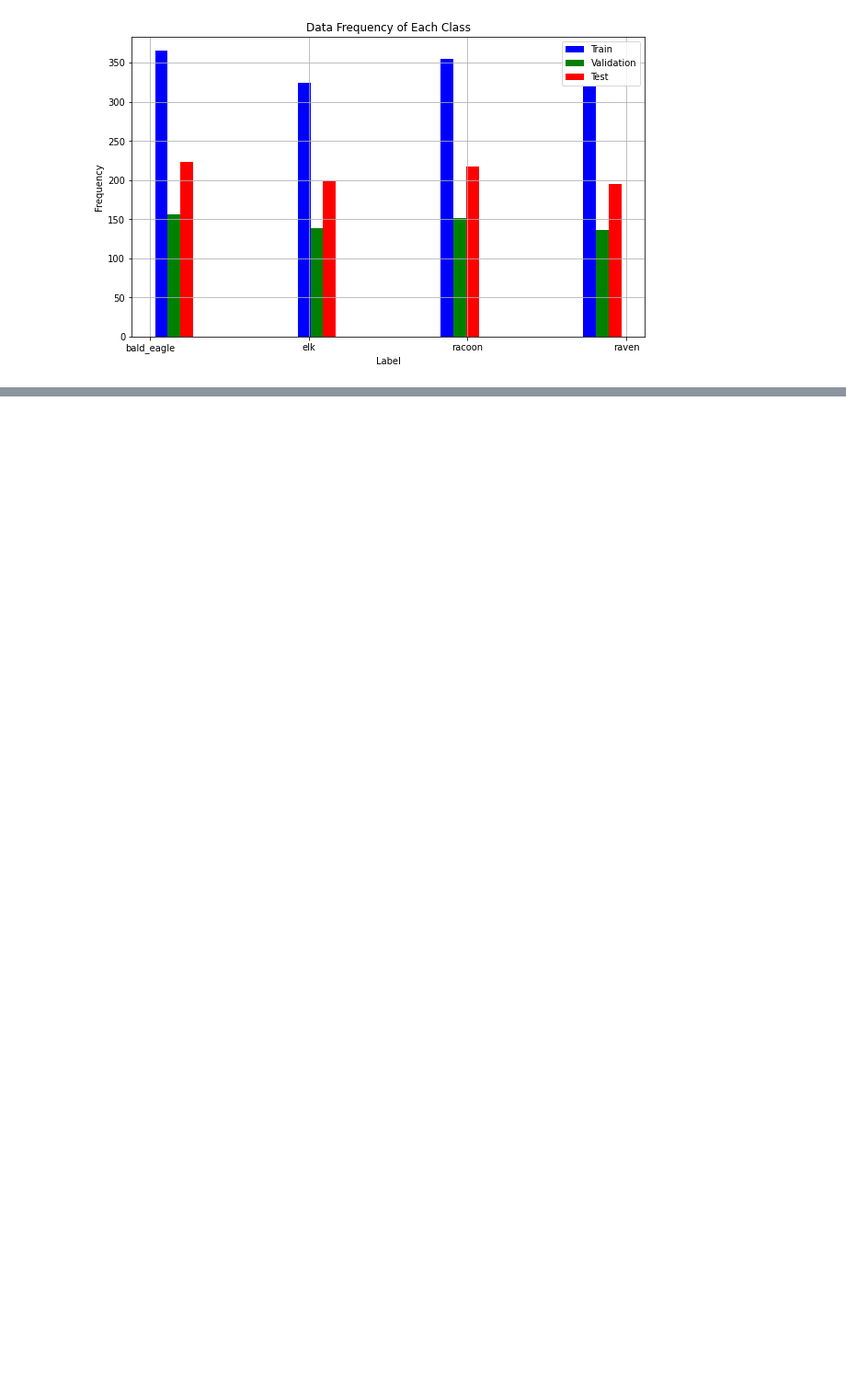
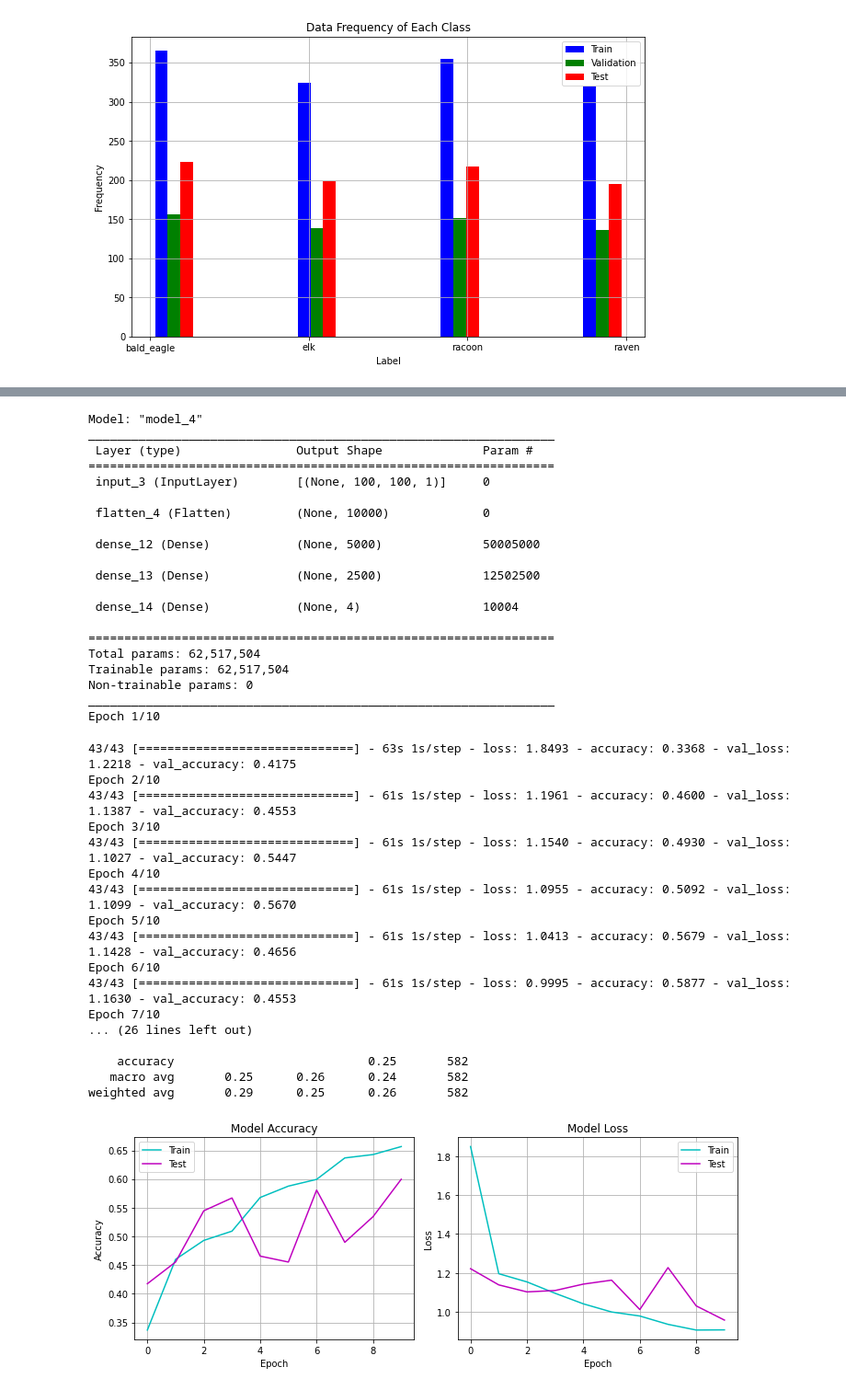
Before and after one commit to SM2A/Artificial_Intelligence_Course_Projects, a Jupyter notebook: CA5_P2/Report.ipynb, the cells around one changed output, grey strips where cells are left out. Shown: that part at 92% size. Saved outputs shown, nothing was run; the diff lists cells and outputs as text; code cells hidden in the pictures; blank space fills up the shorter version.

```diff
--- a/CA5_P2/Report.ipynb
+++ b/CA5_P2/Report.ipynb
@@ -109,0 +172,50 @@ Epoch 20/20
+# %%
+output = keras.layers.Flatten()(input_data)
+output = keras.layers.Dense(5000, activation='LeakyReLU')(output)
+output = keras.layers.Dense(2500, activation='LeakyReLU')(output)
+output = keras.layers.Dense(4, activation='softmax')(output)
+
+model = keras.models.Model(inputs=input_data, outputs=output)
+model.compile(optimizer=keras.optimizers.SGD(learning_rate=0.01), loss='categorical_crossentropy', metrics=['accuracy'])
+model.summary()
+history = model.fit(train_data, validation_data=validation_data, epochs=10)
+model_fit_info(model,history, train_data, validation_data)
+# %% [output]
+Model: "model_4"
+_________________________________________________________________
+ Layer (type)                Output Shape              Param #
+=================================================================
+ input_3 (InputLayer)        [(None, 100, 100, 1)]     0
+
+ flatten_4 (Flatten)         (None, 10000)             0
+
+ dense_12 (Dense)            (None, 5000)              50005000
+
+ dense_13 (Dense)            (None, 2500)              12502500
+
+ dense_14 (Dense)            (None, 4)                 10004
+
+=================================================================
+Total params: 62,517,504
+Trainable params: 62,517,504
+Non-trainable params: 0
+_________________________________________________________________
+Epoch 1/10
+43/43 [==============================] - 63s 1s/step - loss: 1.8493 - accuracy: 0.3368 - val_loss: 1.2218 - val_accuracy: 0.4175
+Epoch 2/10
+43/43 [==============================] - 61s 1s/step - loss: 1.1961 - accuracy: 0.4600 - val_loss: 1.1387 - val_accuracy: 0.4553
+Epoch 3/10
+43/43 [==============================] - 61s 1s/step - loss: 1.1540 - accuracy: 0.4930 - val_loss: 1.1027 - val_accuracy: 0.5447
+Epoch 4/10
+43/43 [==============================] - 61s 1s/step - loss: 1.0955 - accuracy: 0.5092 - val_loss: 1.1099 - val_accuracy: 0.5670
+Epoch 5/10
+43/43 [==============================] - 61s 1s/step - loss: 1.0413 - accuracy: 0.5679 - val_loss: 1.1428 - val_accuracy: 0.4656
+Epoch 6/10
+43/43 [==============================] - 61s 1s/step - loss: 0.9995 - accuracy: 0.5877 - val_loss: 1.1630 - val_accuracy: 0.4553
+Epoch 7/10
+... (26 lines left out)
+
+    accuracy                           0.25       582
+   macro avg       0.25      0.26      0.24       582
+weighted avg       0.29      0.25      0.26       582
+[figure, added]
```
Also changed, not shown: parts of 21 cells of this notebook.
